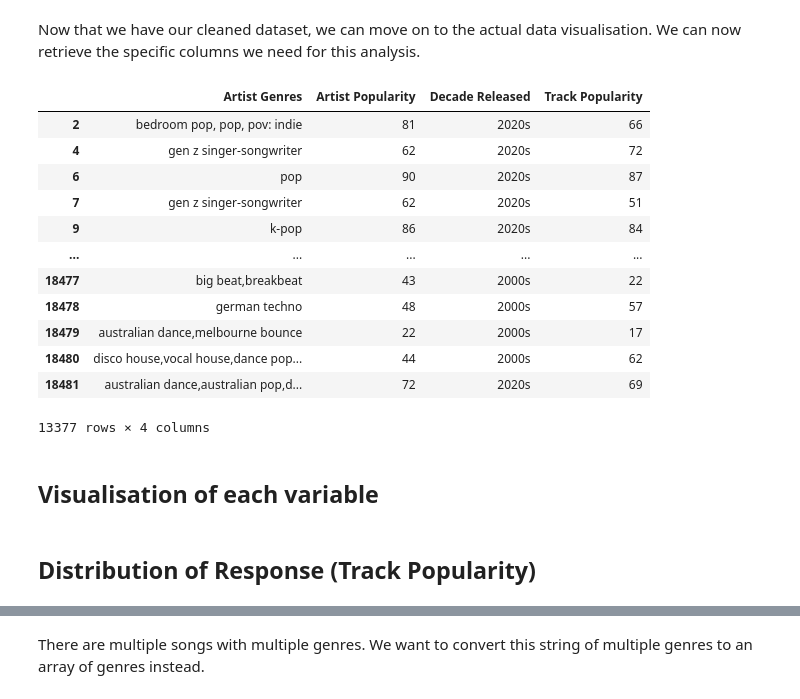
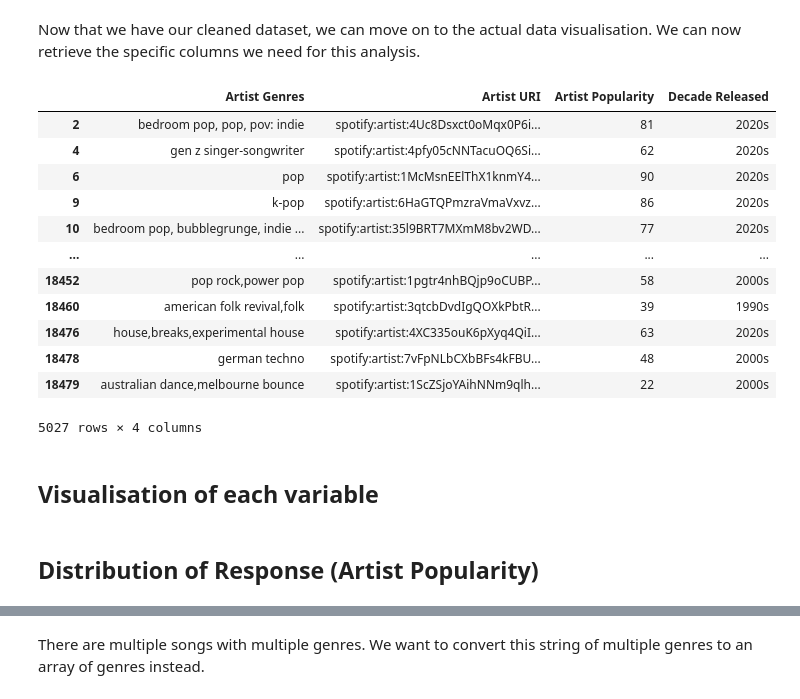
Before and after one commit to justkk4/dsai-spotipy-project, a Jupyter notebook: data-visualisation.ipynb, the cells around one changed output, grey strips where cells are left out. Drawn from its saved outputs; the diff is of its cells as text; code cells hidden in the pictures.

```diff
--- a/data-visualisation.ipynb
+++ b/data-visualisation.ipynb
@@ -239,3 +234,0 @@ As done for 'merged200k.csv', we will need to remove the rows with 'track popula
-# %%
-merged20k.drop(merged20k.loc[merged20k['Track Popularity']==0].index, inplace=True)
-merged20k
@@ -277,0 +257,4 @@ merged20k
+# %%
+# Remove duplicate artist URIs
+merged20k.drop_duplicates(subset=["Artist URI"], inplace=True, keep='first')
+merged20k.shape
@@ -278,23 +267,23 @@ merged20k
 # %% [markdown]
 Now that we have our cleaned dataset, we can move on to the actual data visualisation. We can now retrieve the specific columns we need for this analysis.
 # %%
-songdata2 = pd.DataFrame(merged20k[["Artist Genres", "Artist Popularity", "Decade Released", "Track Popularity"]])
+songdata2 = pd.DataFrame(merged20k[["Artist Genres", "Artist URI", "Artist Popularity", "Decade Released"]])
 songdata2
 # %% [output]
-|  | Artist Genres | Artist Popularity | Decade Released | Track Popularity |
-| 2 | bedroom pop, pop, pov: indie | 81 | 2020s | 66 |
-| 4 | gen z singer-songwriter | 62 | 2020s | 72 |
-| 6 | pop | 90 | 2020s | 87 |
-| 7 | gen z singer-songwriter | 62 | 2020s | 51 |
-| 9 | k-pop | 86 | 2020s | 84 |
+|  | Artist Genres | Artist URI | Artist Popularity | Decade Released |
+| 2 | bedroom pop, pop, pov: indie | spotify:artist:4Uc8Dsxct0oMqx0P6i... | 81 | 2020s |
+| 4 | gen z singer-songwriter | spotify:artist:4pfy05cNNTacuOQ6Si... | 62 | 2020s |
+| 6 | pop | spotify:artist:1McMsnEElThX1knmY4... | 90 | 2020s |
+| 9 | k-pop | spotify:artist:6HaGTQPmzraVmaVxvz... | 86 | 2020s |
+| 10 | bedroom pop, bubblegrunge, indie ... | spotify:artist:35l9BRT7MXmM8bv2WD... | 77 | 2020s |
 | ... | ... | ... | ... | ... |
-| 18477 | big beat,breakbeat | 43 | 2000s | 22 |
-| 18478 | german techno | 48 | 2000s | 57 |
-| 18479 | australian dance,melbourne bounce | 22 | 2000s | 17 |
-| 18480 | disco house,vocal house,dance pop... | 44 | 2000s | 62 |
-| 18481 | australian dance,australian pop,d... | 72 | 2020s | 69 |
+| 18452 | pop rock,power pop | spotify:artist:1pgtr4nhBQjp9oCUBP... | 58 | 2000s |
+| 18460 | american folk revival,folk | spotify:artist:3qtcbDvdIgQOXkPbtR... | 39 | 1990s |
+| 18476 | house,breaks,experimental house | spotify:artist:4XC335ouK6pXyq4QiI... | 63 | 2020s |
+| 18478 | german techno | spotify:artist:7vFpNLbCXbBFs4kFBU... | 48 | 2000s |
+| 18479 | australian dance,melbourne bounce | spotify:artist:1ScZSjoYAihNNm9qlh... | 22 | 2000s |
-13377 rows × 4 columns
+5027 rows × 4 columns
 # %% [markdown]
 ## **Visualisation of each variable**
 # %% [markdown]
-## **Distribution of Response (Track Popularity)**
+## **Distribution of Response (Artist Popularity)**
```
Also changed, not shown: parts of 50 cells of this notebook, 21 other files.
